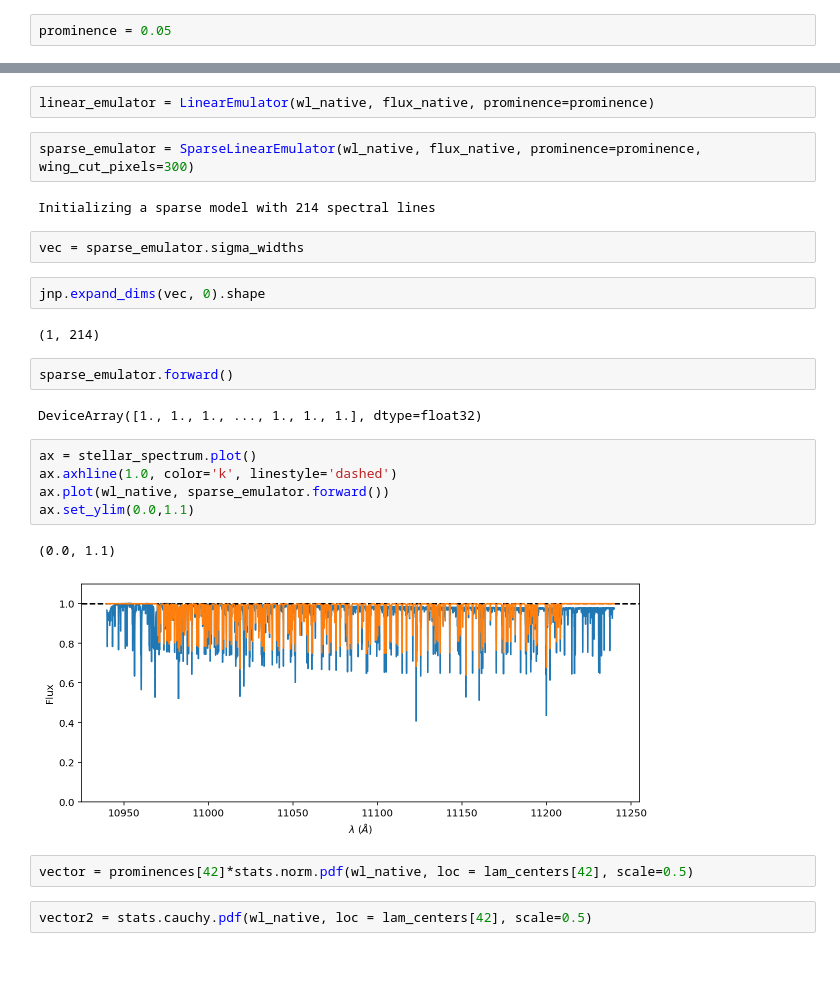
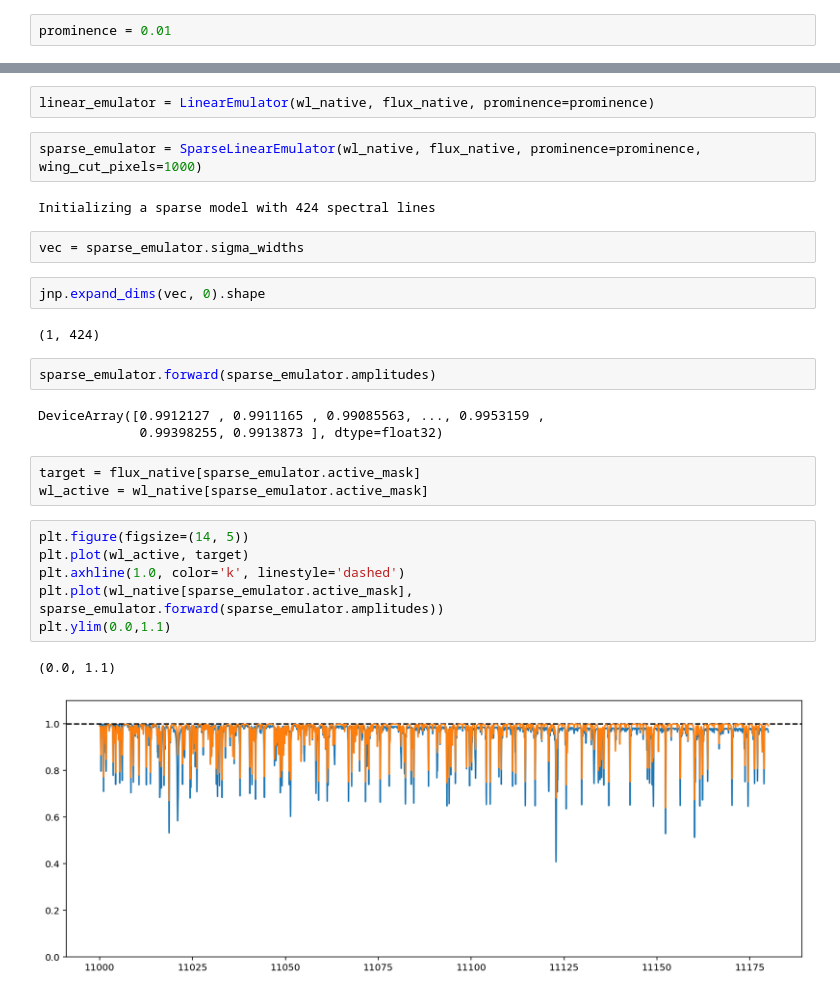
Before and after one commit to gully/blase, a Jupyter notebook: notebooks/05_JAX_demos/JAXdemo1.ipynb, the cells around one changed output, grey strips where cells are left out. Drawn from its saved outputs; the diff is of its cells as text; blank space fills up the shorter version.

```diff
--- a/notebooks/05_JAX_demos/JAXdemo1.ipynb
+++ b/notebooks/05_JAX_demos/JAXdemo1.ipynb
@@ -63,34 +64,35 @@ from scipy.signal import find_peaks, peak_prominences, peak_widths
 flux_native = stellar_spectrum.flux.value
 wl_native = stellar_spectrum.wavelength.value
 # %%
-prominence = 0.05
+prominence = 0.01
 # %%
 from blase.jaxemulator import LinearEmulator, SparseLinearEmulator
 # %%
 linear_emulator = LinearEmulator(wl_native, flux_native, prominence=prominence)
 # %%
-sparse_emulator = SparseLinearEmulator(wl_native, flux_native, prominence=prominence, wing_cut_pixels=300)
+sparse_emulator = SparseLinearEmulator(wl_native, flux_native, prominence=prominence, wing_cut_pixels=1000)
 # %% [output]
-Initializing a sparse model with 214 spectral lines
+Initializing a sparse model with 424 spectral lines
 # %%
 vec = sparse_emulator.sigma_widths
 # %%
 jnp.expand_dims(vec, 0).shape
 # %% [output]
-(1, 214)
+(1, 424)
 # %%
-sparse_emulator.forward()
+sparse_emulator.forward(sparse_emulator.amplitudes)
 # %% [output]
-DeviceArray([1., 1., 1., ..., 1., 1., 1.], dtype=float32)
+DeviceArray([0.9912127 , 0.9911165 , 0.99085563, ..., 0.9953159 ,
+             0.99398255, 0.9913873 ], dtype=float32)
+# %%
+target = flux_native[sparse_emulator.active_mask]
+wl_active = wl_native[sparse_emulator.active_mask]
 # %%
-ax = stellar_spectrum.plot()
-ax.axhline(1.0, color='k', linestyle='dashed')
-ax.plot(wl_native, sparse_emulator.forward())
-ax.set_ylim(0.0,1.1)
+plt.figure(figsize=(14, 5))
+plt.plot(wl_active, target)
+plt.axhline(1.0, color='k', linestyle='dashed')
+plt.plot(wl_native[sparse_emulator.active_mask], sparse_emulator.forward(sparse_emulator.amplitudes))
+plt.ylim(0.0,1.1)
 # %% [output]
 (0.0, 1.1)
-[figure, old version]
+[figure, new version]
-# %%
-vector = prominences[42]*stats.norm.pdf(wl_native, loc = lam_centers[42], scale=0.5)
-# %%
-vector2 = stats.cauchy.pdf(wl_native, loc = lam_centers[42], scale=0.5)
```
Also changed, not shown: parts of 33 cells of this notebook, 1 other file.
